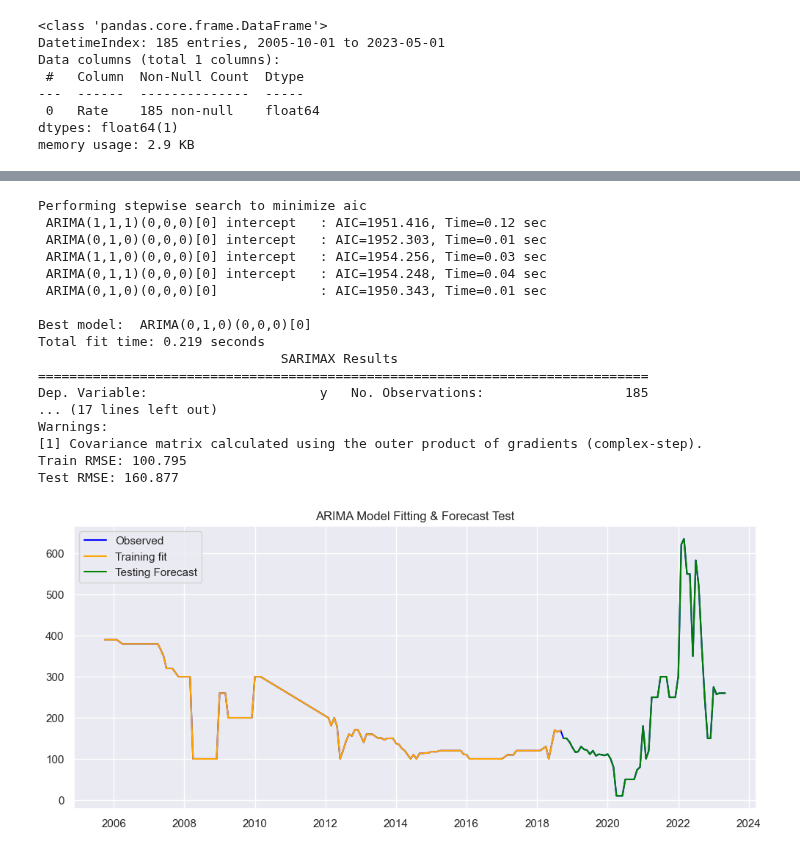
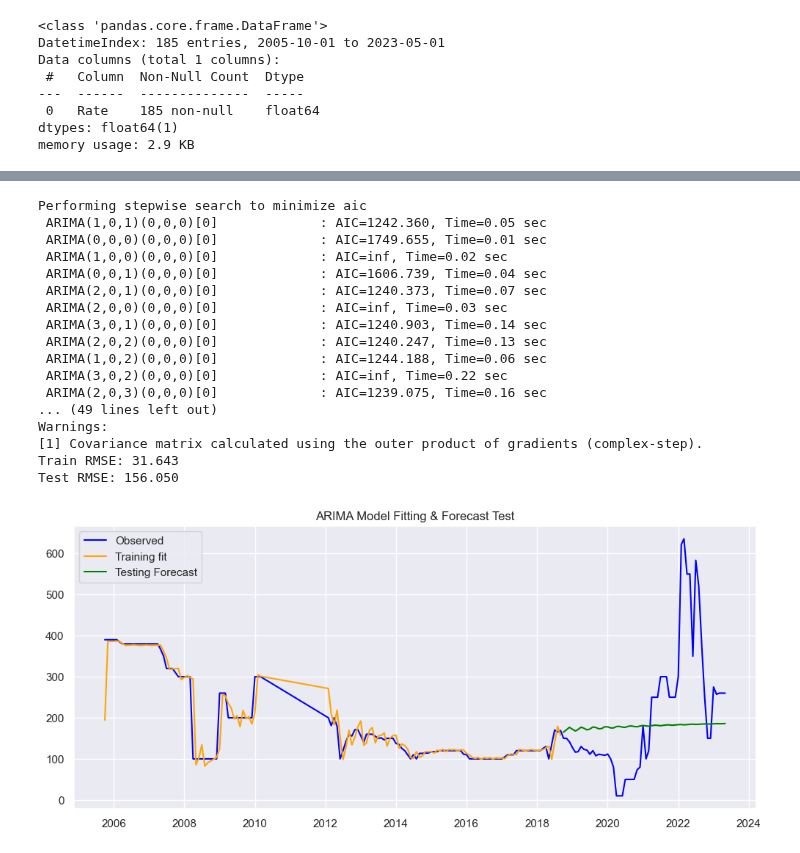
Before and after one commit to aloysiuswjw/Cost-Rate-Analysis, a Jupyter notebook: FT1.ipynb, the cells around one changed output, grey strips where cells are left out. Drawn from its saved outputs; the diff is of its cells as text; code cells hidden in the pictures.

```diff
--- a/FT1.ipynb
+++ b/FT1.ipynb
@@ -783,61 +783,56 @@ See the caveats in the documentation: https://pandas.pydata.org/pandas-docs/stab
 import pmdarima as pm
 from sklearn.metrics import mean_squared_error
 
+# Split the data into training and test data
+train_size2 = int(len(df_arima2) * 0.7)
+train2, test2 = df_arima2[0:train_size2], df_arima2[train_size2:]
+
 # Fit an auto_arima model
-arima_model2 = pm.auto_arima(df_arima2['Rate'], start_p=1, start_q=1,
+arima_model2 = pm.auto_arima(train2['Rate'], start_p=1, start_q=1,
                             max_p=12, max_q=12, m=12,
                             start_P=0, seasonal=False,
-                            d=1, D=1, trace=True,
+                            d=0, D=0, trace=True,
                             error_action='ignore',
                             suppress_warnings=True,
                             stepwise=True)  # set to stepwise
 
 # Print the summary of the model
 print(arima_model2.summary())
 
-# Split the data into training and test data
-train_size2 = int(len(df_arima2) * 0.7)
-train2, test2 = df_arima2[0:train_size2], df_arima2[train_size2:]
-
-# Train the model on the training data
-arima_model2.fit(train2['Rate'])
-
 # Forecast
-train_forecast2, conf_int_train2 = arima_model2.predict(n_periods=len(train2), return_conf_int=True)
-test_forecast2, conf_int_test2 = arima_model2.predict(n_periods=len(test2), return_conf_int=True)
+train_forecast2 = arima_model2.predict_in_sample()
+test_forecast2 = arima_model2.predict(n_periods=len(test2))
 
 # Calculate the RMSE
 RMSE_ARIMA_train2 = np.sqrt(mean_squared_error(train2['Rate'], train_forecast2))
 print("Train RMSE: %.3f" % RMSE_ARIMA_train2)
 RMSE_ARIMA_test2 = np.sqrt(mean_squared_error(test2['Rate'], test_forecast2))
 print("Test RMSE: %.3f" % RMSE_ARIMA_test2)
 
 # Plot the predictions
 plt.figure(figsize=(12,5))
 plt.plot(df_arima2.index, df_arima2['Rate'], label='Observed',color='blue')
-plt.plot(df_arima2.index[:train_size2], train2['Rate'], label='Training fit', color='orange')
-plt.plot(df_arima2.index[train_size2:], test2['Rate'], label='Testing Forecast', color='green')
-# plt.fill_between(df_arima2.index[train_size2:], conf_int_test2[:, 0], conf_int_test2[:, 1],
-#                  color='k', alpha=.25)
+plt.plot(df_arima2.index[:train_size2], train_forecast2, label='Training fit', color='orange')
+plt.plot(df_arima2.index[train_size2:], test_forecast2, label='Testing Forecast', color='green')
 plt.title('ARIMA Model Fitting & Forecast Test')
 plt.legend()
 plt.show();
 # %% [output]
 Performing stepwise search to minimize aic
- ARIMA(1,1,1)(0,0,0)[0] intercept   : AIC=1951.416, Time=0.12 sec
- ARIMA(0,1,0)(0,0,0)[0] intercept   : AIC=1952.303, Time=0.01 sec
- ARIMA(1,1,0)(0,0,0)[0] intercept   : AIC=1954.256, Time=0.03 sec
- ARIMA(0,1,1)(0,0,0)[0] intercept   : AIC=1954.248, Time=0.04 sec
- ARIMA(0,1,0)(0,0,0)[0]             : AIC=1950.343, Time=0.01 sec
-
-Best model:  ARIMA(0,1,0)(0,0,0)[0]
-Total fit time: 0.219 seconds
-                               SARIMAX Results
-==============================================================================
-Dep. Variable:                      y   No. Observations:                  185
-... (17 lines left out)
+ ARIMA(1,0,1)(0,0,0)[0]             : AIC=1242.360, Time=0.05 sec
+ ARIMA(0,0,0)(0,0,0)[0]             : AIC=1749.655, Time=0.01 sec
+ ARIMA(1,0,0)(0,0,0)[0]             : AIC=inf, Time=0.02 sec
+ ARIMA(0,0,1)(0,0,0)[0]             : AIC=1606.739, Time=0.04 sec
+ ARIMA(2,0,1)(0,0,0)[0]             : AIC=1240.373, Time=0.07 sec
+ ARIMA(2,0,0)(0,0,0)[0]             : AIC=inf, Time=0.03 sec
+ ARIMA(3,0,1)(0,0,0)[0]             : AIC=1240.903, Time=0.14 sec
+ ARIMA(2,0,2)(0,0,0)[0]             : AIC=1240.247, Time=0.13 sec
+ ARIMA(1,0,2)(0,0,0)[0]             : AIC=1244.188, Time=0.06 sec
+ ARIMA(3,0,2)(0,0,0)[0]             : AIC=inf, Time=0.22 sec
+ ARIMA(2,0,3)(0,0,0)[0]             : AIC=1239.075, Time=0.16 sec
+... (49 lines left out)
 Warnings:
 [1] Covariance matrix calculated using the outer product of gradients (complex-step).
-Train RMSE: 100.795
-Test RMSE: 160.877
+Train RMSE: 31.643
+Test RMSE: 156.050
-[figure, old version]
+[figure, new version]
```
Also changed, not shown: parts of 3 cells of this notebook, 1 other file.
